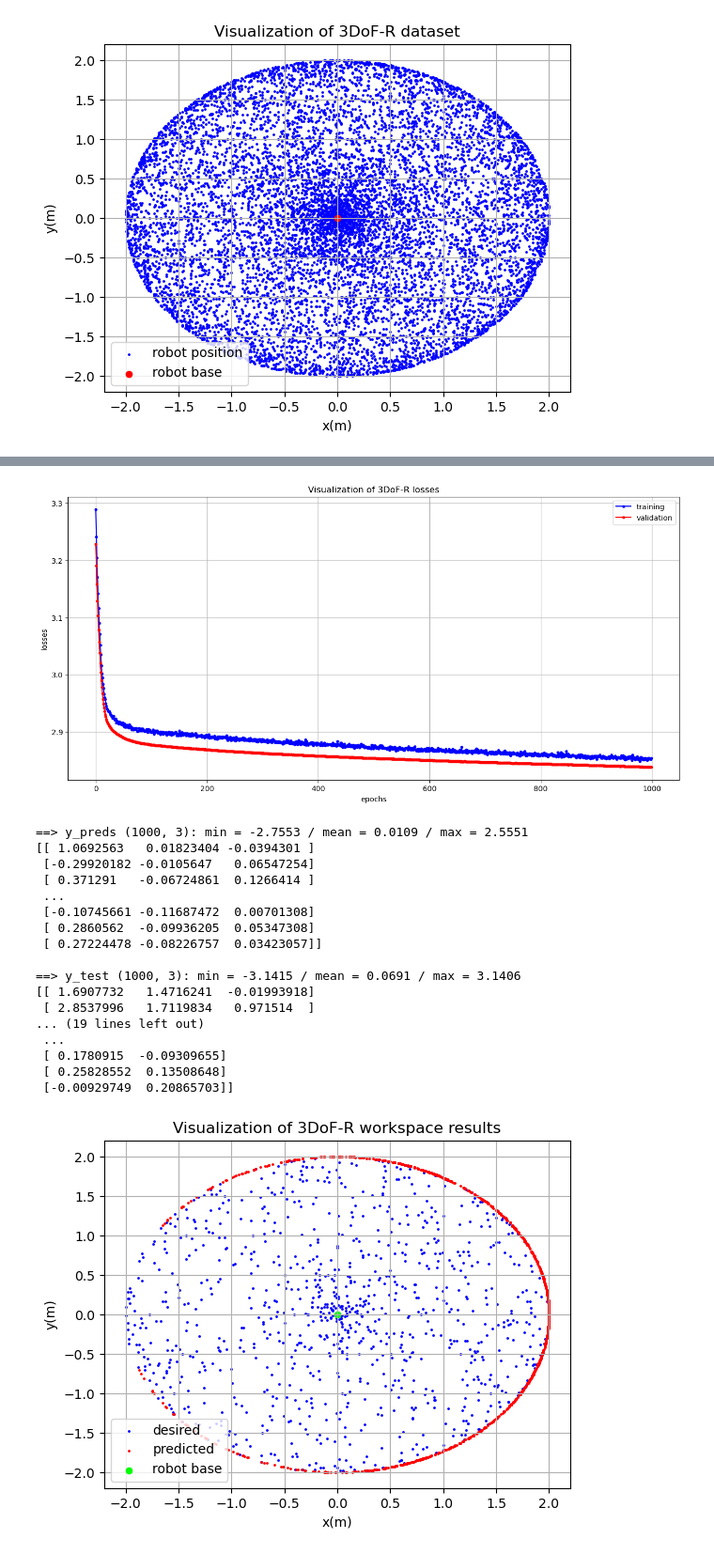
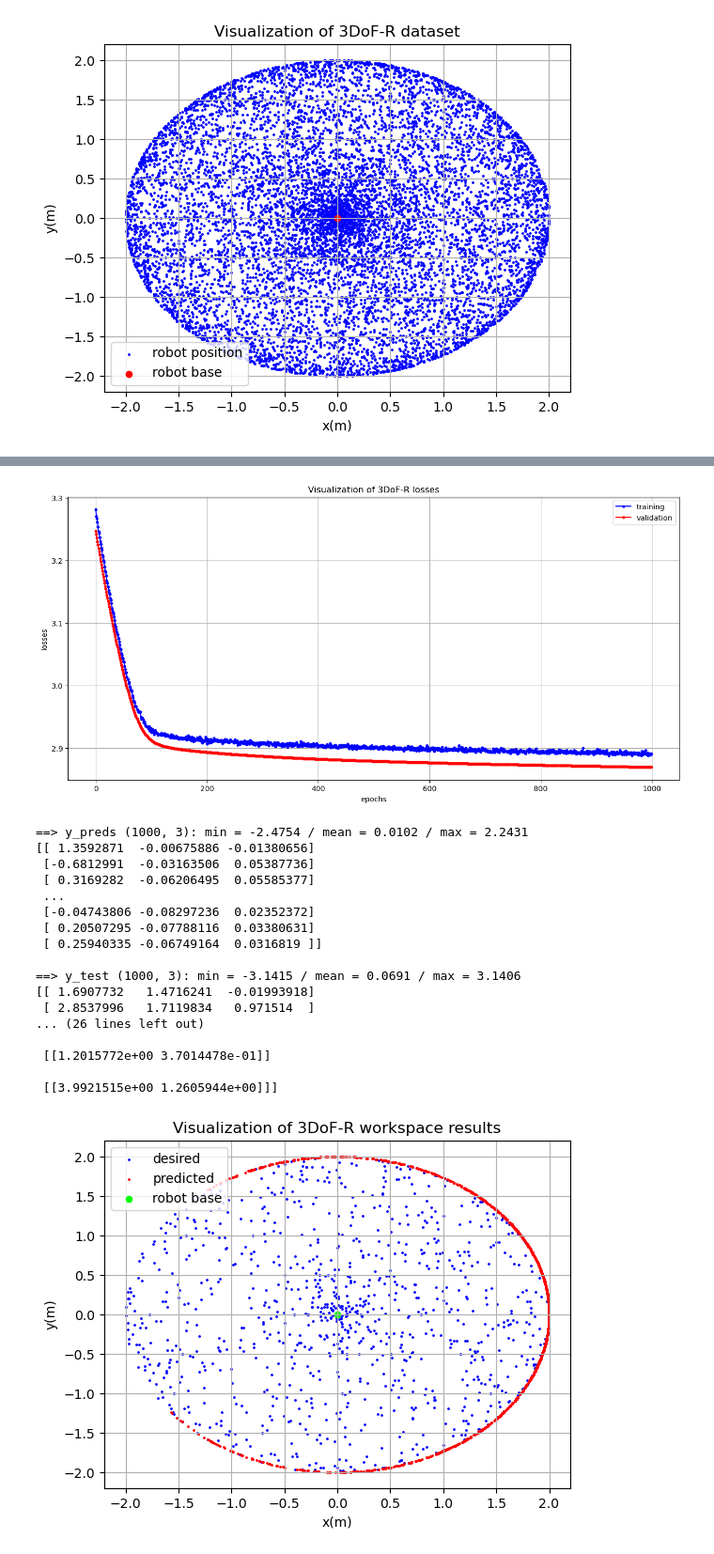
Before and after one commit to jacketdembys/wcci24, a Jupyter notebook: ea-based-nn-ik-solver/ea-nn-ik-solver.ipynb, the cells around one changed output, grey strips where cells are left out. Shown at 94% size. Drawn from its saved outputs; the diff is of its cells as text; code cells hidden in the pictures.

Commit message:
mlp training working but results not good, debugging before running multiple experiments

```diff
--- a/ea-based-nn-ik-solver/ea-nn-ik-solver.ipynb
+++ b/ea-based-nn-ik-solver/ea-nn-ik-solver.ipynb
@@ -261,18 +258,35 @@ def evaluate(model, iterator, criterion, device, epoch, EPOCHS):
 def inference(model, iterator, criterion, device):
     model.eval()
     y_preds = []
+    y_desireds = []
+    X_desireds = []
     for data in iterator:
         x = data['input'].to(device)
         y = data['output'].to(device)
         y_pred, _ = model(x)
         y_preds.append(y_pred.detach().cpu().numpy().squeeze())
+        y_desireds.append(y.detach().cpu().numpy().squeeze())
+        #X_desireds.append(x.detach().cpu().numpy().squeeze())
 
+    y_desireds = np.array(y_desireds)
+    #X_desireds = np.array(X_desireds)
+    X_desireds = reconstruct_pose(y_desireds, robot_choice)
     y_preds = np.array(y_preds)
     X_preds = reconstruct_pose(y_preds, robot_choice)
 
+    X_errors = np.abs(X_preds- X_desireds)
+    y_errors = np.abs(y_preds- y_desireds)
+
+    X_errors_report = np.array([[X_errors.min(axis=0)],
+                                [X_errors.mean(axis=0)],
+                                [X_errors.max(axis=0)]])
+
     results = {
         "y_preds": y_preds,
-        "X_preds": X_preds
+        "X_preds": X_preds,
+        "y_desireds": y_desireds,
+        "X_desireds": X_desireds,
+        "X_errors": X_errors_report
     }
     return results
 
@@ -374,7 +388,7 @@ train_data_loader, test_data_loader, X_test, y_test = load_dataset(data_a, n_DoF
 
 # architecture to employ
 init_type = "default" # default, uniform, normal, xavier_uniform, xavier_normal
-hidden_layer_sizes = [250]
+hidden_layer_sizes = [32]
 
 # get network architecture
 model = MLP(input_dim, hidden_layer_sizes, output_dim)
@@ -485,7 +499,7 @@ ax.set(xlabel='epochs', ylabel='losses',
 ax.legend(["training", "validation"])
 ax.grid()
 # %% [output]
-[figure, old version]
+[figure, new version]
 # %%
 # inference
 weights_file = "weights/best_epoch.pth"
@@ -502,39 +516,43 @@ for n, p in torch.load(weights_file, map_location=lambda storage, loc: storage).
 results = inference(model, test_data_loader, criterion, device)
 y_preds = results["y_preds"]
 X_preds = results["X_preds"]
+y_desireds = results["y_desireds"]
+X_desireds = results["X_desireds"]
+X_errors = results["X_errors"]
 
 print("==> y_preds {}: min = {:.4f} / mean = {:.4f} / max = {:.4f}\n{}\n".format(y_preds.shape, y_preds.min(), y_preds.mean(), y_preds.max(), y_preds))
 print("==> y_test {}: min = {:.4f} / mean = {:.4f} / max = {:.4f}\n{}\n".format(y_test.shape, y_test.min(), y_test.mean(), y_test.max(), y_test))
 
 print("==> X_preds {}: min = {:.4f} / mean = {:.4f} / max = {:.4f}\n{}\n".format(X_preds.shape, X_preds.min(), X_preds.mean(), X_preds.max(), X_preds))
 print("==> X_test {}: min = {:.4f} / mean = {:.4f} / max = {:.4f}\n{}\n".format(X_test.shape, X_test.min(), X_test.mean(), X_test.max(), X_test))
+print("X_errors: \n{}".format(X_errors))
 # %% [output]
-==> y_preds (1000, 3): min = -2.7553 / mean = 0.0109 / max = 2.5551
-[[ 1.0692563   0.01823404 -0.0394301 ]
- [-0.29920182 -0.0105647   0.06547254]
- [ 0.371291   -0.06724861  0.1266414 ]
+==> y_preds (1000, 3): min = -2.4754 / mean = 0.0102 / max = 2.2431
+[[ 1.3592871  -0.00675886 -0.01380656]
+ [-0.6812991  -0.03163506  0.05387736]
+ [ 0.3169282  -0.06206495  0.05585377]
  ...
- [-0.10745661 -0.11687472  0.00701308]
- [ 0.2860562  -0.09936205  0.05347308]
- [ 0.27224478 -0.08226757  0.03423057]]
+ [-0.04743806 -0.08297236  0.02352372]
+ [ 0.20507295 -0.07788116  0.03380631]
+ [ 0.25940335 -0.06749164  0.0316819 ]]
 
 ==> y_test (1000, 3): min = -3.1415 / mean = 0.0691 / max = 3.1406
 [[ 1.6907732   1.4716241  -0.01993918]
  [ 2.8537996   1.7119834   0.971514  ]
-... (19 lines left out)
- ...
- [ 0.1780915  -0.09309655]
- [ 0.25828552  0.13508648]
- [-0.00929749  0.20865703]]
+... (26 lines left out)
+
+ [[1.2015772e+00 3.7014478e-01]]
+
+ [[3.9921515e+00 1.2605944e+00]]]
 # %%
 # visualize workspace
 fig, ax = plt.subplots()
-ax.scatter(X_test[:,0], X_test[:,1],s=1, marker='o', c='b')
+ax.scatter(X_desireds[:,0], X_desireds[:,1],s=1, marker='o', c='b')
 ax.scatter(X_preds[:,0], X_preds[:,1],s=1, marker='o', c='r')
 ax.scatter(0,0,s=20, marker='o', c='lime')
 ax.set(xlabel='x(m)', ylabel='y(m)',
        title='Visualization of '+robot_choice+ ' workspace results')
 ax.legend(["desired", "predicted","robot base"])
 ax.grid()
 # %% [output]
-[figure, old version]
+[figure, new version]
```
Also changed, not shown: parts of 3 cells of this notebook, 12 other files.
